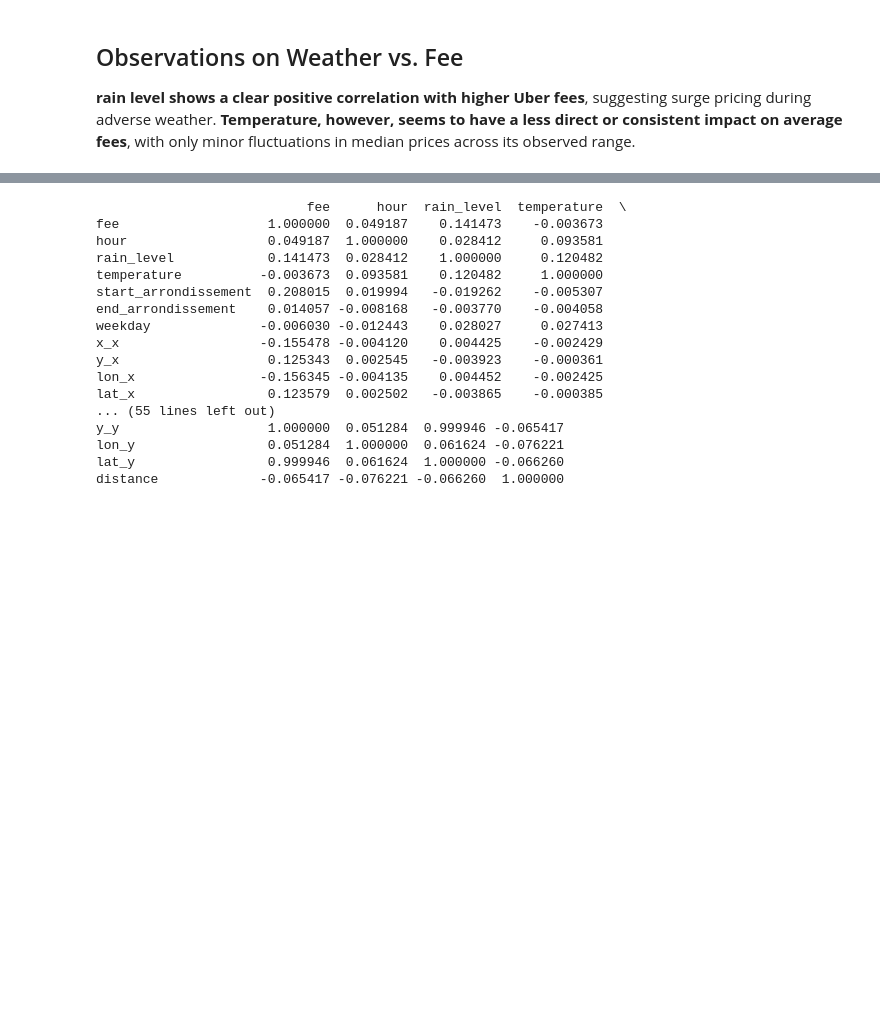
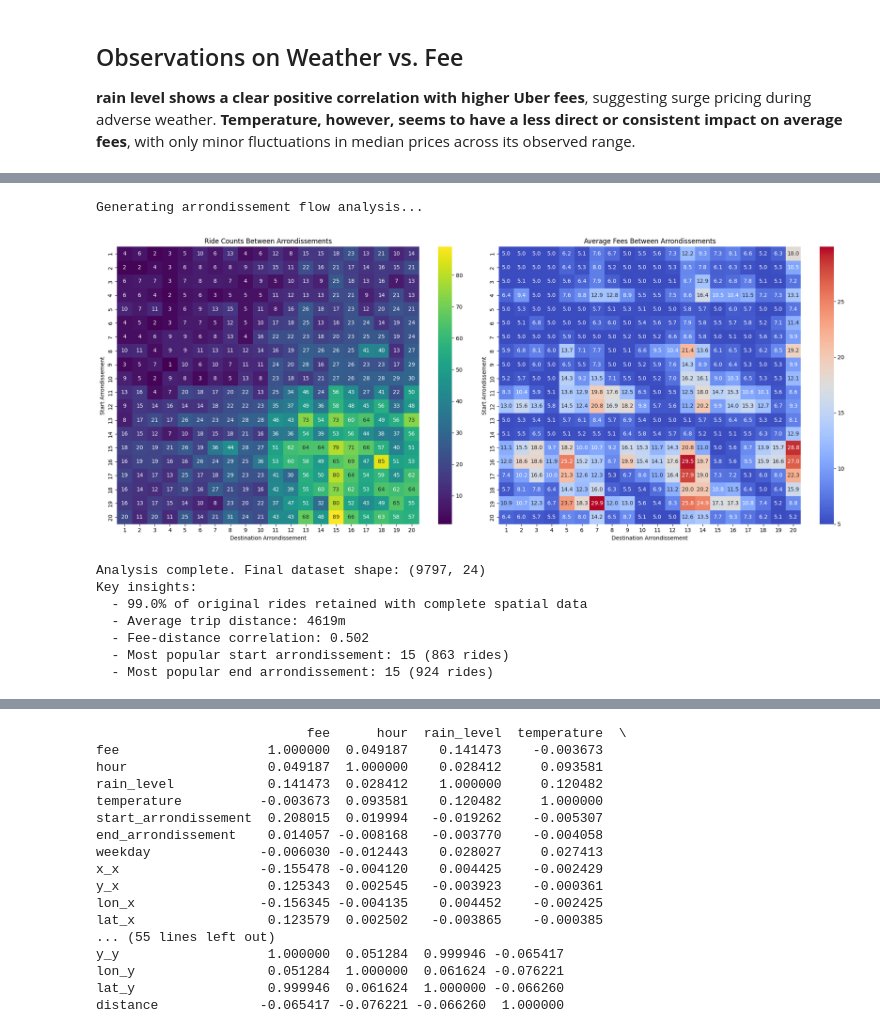
Before and after one commit to nabilalibou/Uber_Fare_Prediction_Explained, a Jupyter notebook: EDA.ipynb, the cells around one changed output, grey strips where cells are left out. Cells and saved outputs as stored; diff of their text form; code cells hidden in the pictures; blank space fills up the shorter version.

Commit message:
Refactor EDA part 2: Spatial data and feature selection

```diff
--- a/EDA.ipynb
+++ b/EDA.ipynb
@@ -781,0 +754,41 @@ distance  0.50181   1.00000
+# %%
+# Arrondissement flow heatmap
+print("Generating arrondissement flow analysis...")
+arr_flows = merged_df.groupby(['start_arrondissement', 'end_arrondissement']).size().unstack(fill_value=0)
+arr_fees = merged_df.pivot_table(index='start_arrondissement', columns='end_arrondissement', values='fee', aggfunc='mean')
+
+fig, axes = plt.subplots(1, 2, figsize=(20, 8))
+
+# Flow counts
+sns.heatmap(arr_flows, annot=True, fmt='d', cmap='viridis', ax=axes[0])
+axes[0].set_title('Ride Counts Between Arrondissements')
+axes[0].set_xlabel('Destination Arrondissement')
+axes[0].set_ylabel('Start Arrondissement')
+
+# Average fees
+sns.heatmap(arr_fees, annot=True, fmt='.1f', cmap='coolwarm', ax=axes[1])
+axes[1].set_title('Average Fees Between Arrondissements')
+axes[1].set_xlabel('Destination Arrondissement')
+axes[1].set_ylabel('Start Arrondissement')
+
+plt.tight_layout()
+plt.show()
+
+
+print(f"\nAnalysis complete. Final dataset shape: {merged_df.shape}")
+print(f"Key insights:")
+print(f"  - {100*len(merged_df)/initial_rows:.1f}% of original rides retained with complete spatial data")
+print(f"  - Average trip distance: {merged_df['distance'].mean():.0f}m")
+print(f"  - Fee-distance correlation: {correlation:.3f}")
+print(f"  - Most popular start arrondissement: {start_counts_by_freq.index[0]} ({start_counts_by_freq.iloc[0]:,} rides)")
+print(f"  - Most popular end arrondissement: {end_counts_by_freq.index[0]} ({end_counts_by_freq.iloc[0]:,} rides)")
+# %% [output]
+Generating arrondissement flow analysis...
+[figure, added]
+Analysis complete. Final dataset shape: (9797, 24)
+Key insights:
+  - 99.0% of original rides retained with complete spatial data
+  - Average trip distance: 4619m
+  - Fee-distance correlation: 0.502
+  - Most popular start arrondissement: 15 (863 rides)
+  - Most popular end arrondissement: 15 (924 rides)
```
Also changed, not shown: parts of 24 cells of this notebook.
